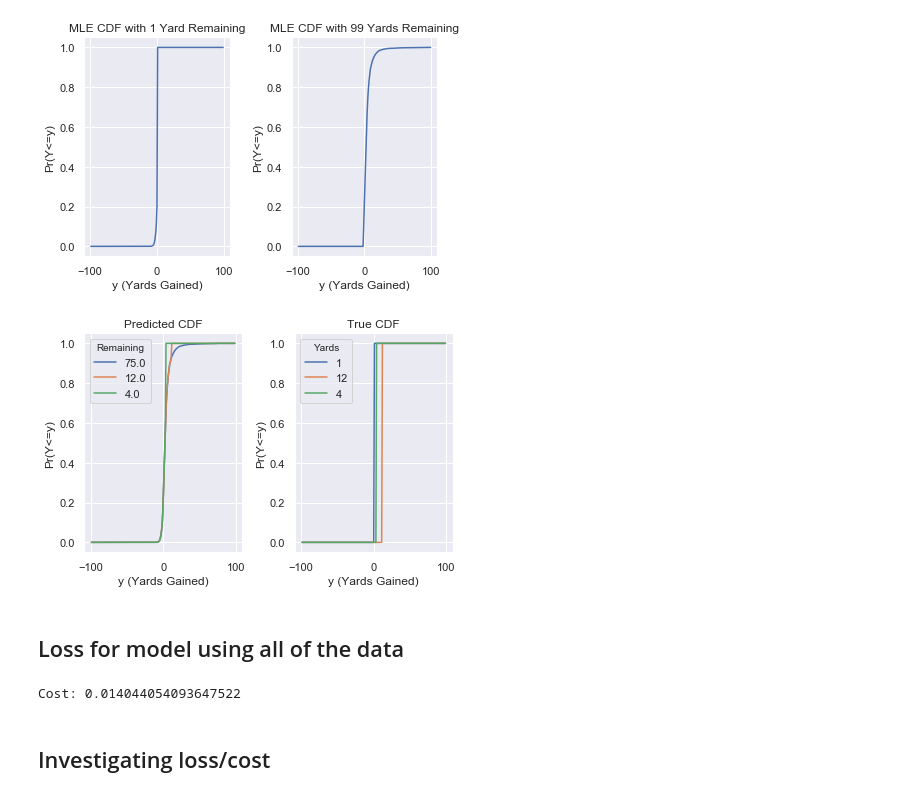
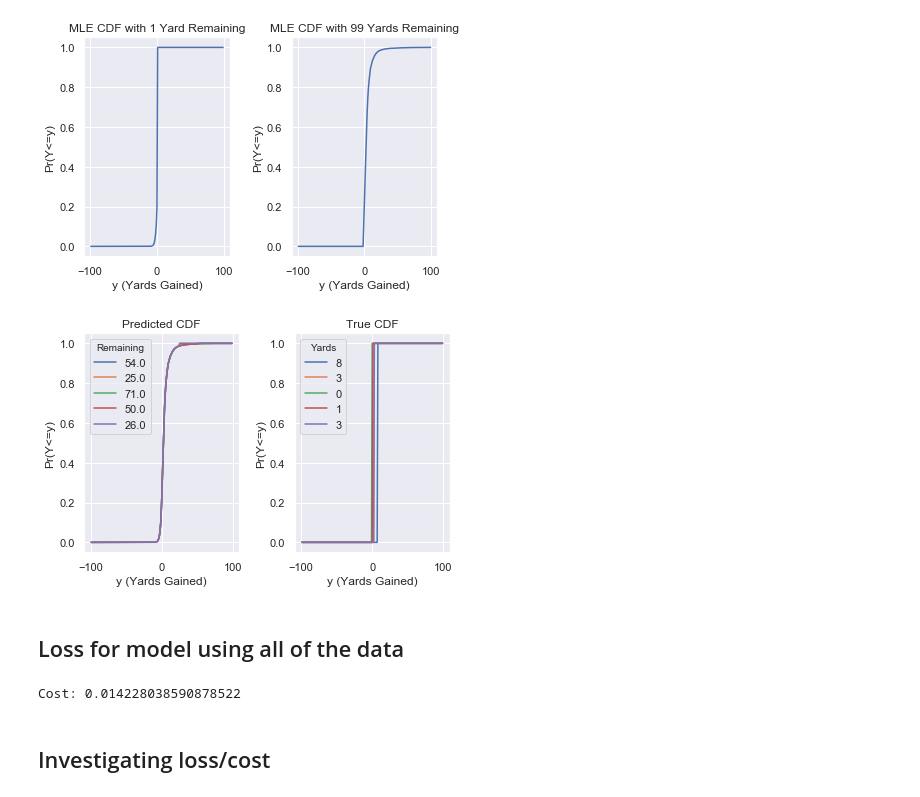
Before and after one commit to traviemcg/cs229nflbigdata, a Jupyter notebook: mle.ipynb, the cells around one changed output. Cells and saved outputs as stored; diff of their text form; code cells hidden in the pictures.

Commit message:
Extra squashing, laplace smoothing

```diff
--- a/mle.ipynb
+++ b/mle.ipynb
@@ -161,0 +167,5 @@ dtype: int64
+# %%
+carries = df[['PlayId', 'NflIdRusher', 'DisplayName']].groupby(['DisplayName', 'NflIdRusher']).agg('count').reset_index()
+carries.rename(columns={'PlayId':'Carries'}, inplace=True)
+print(carries.sort_values(by='Carries'))
+print(sum(carries['Carries']>=10))
@@ -161,0 +188,3 @@ dtype: int64
+# %%
+df = df.merge(carries[['NflIdRusher', 'Carries']], how = 'left', on = 'NflIdRusher')
+df.head()[['GameId', 'PlayId', 'FieldPosition', 'PossessionTeam', 'YardLine', 'Yards', 'YardsRemaining', 'NflIdRusher', 'DisplayName', 'Carries']]
@@ -161,0 +198,4 @@ dtype: int64
+# %%
+player_yards = df[['Yards', 'NflIdRusher', 'DisplayName']].groupby(['DisplayName', 'NflIdRusher']).agg(['mean', 'max', 'min'])['Yards'].reset_index()
+player_yards.rename(columns={'mean':'RusherMeanYards', 'max':'RusherMaxYards', 'min':'RusherMinYards'}, inplace=True)
+player_yards.head()
@@ -161,0 +209,3 @@ dtype: int64
+# %%
+df = df.merge(player_yards[['NflIdRusher', 'RusherMeanYards', 'RusherMaxYards', 'RusherMinYards']], how = 'left', on = 'NflIdRusher')
+df.head()[['GameId', 'PlayId', 'FieldPosition', 'PossessionTeam', 'YardLine', 'Yards', 'YardsRemaining', 'NflIdRusher', 'DisplayName', 'Carries', 'RusherMeanYards', 'RusherMaxYards', 'RusherMinYards']]
@@ -214,23 +271,21 @@ plt.tight_layout()
 # %%
 fig, axes = plt.subplots(1, 2)
 
 for index, row in dev.head().iterrows():
-    if index in [7177, 5312, 15852]:
-        pred_cdf = squash(yard_cdf, int(row['YardsRemaining']))
-        axes[0].plot(np.arange(-99,100), pred_cdf, label=row['YardsRemaining'])
-        true_cdf = np.zeros(199)
-        true_cdf[99+row['Yards']:] = 1
-        axes[1].plot(np.arange(-99,100), true_cdf, label=row['Yards'])
-        (pred_cdf-true_cdf)**2
+    pred_cdf = squash(yard_cdf, int(row['YardsRemaining']))
+    axes[0].plot(np.arange(-99,100), pred_cdf, label=row['YardsRemaining'])
+    true_cdf = np.zeros(199)
+    true_cdf[99+row['Yards']:] = 1
+    axes[1].plot(np.arange(-99,100), true_cdf, label=row['Yards'])
 
 
 axes[0].set(xlabel='y (Yards Gained)', ylabel='Pr(Y<=y)', title='Predicted CDF')
 axes[0].legend(title='Remaining')
 axes[1].set(xlabel='y (Yards Gained)', ylabel='Pr(Y<=y)', title='True CDF')
 axes[1].legend(title='Yards')
 plt.tight_layout()
 # %% [output]
-[figure, old version]
+[figure, new version]
 # %% [markdown]
 ## Loss for model using all of the data
 # %%
@@ -244,7 +299,7 @@ for index, row in dev.iterrows():
 cost = np.average(all_loss)
 print("Cost: {}".format(cost))
 # %% [output]
-Cost: 0.014044054093647522
+Cost: 0.014228038590878522
 # %% [markdown]
 ## Investigating loss/cost
 # %%
```
Also changed, not shown: parts of 21 cells of this notebook.
